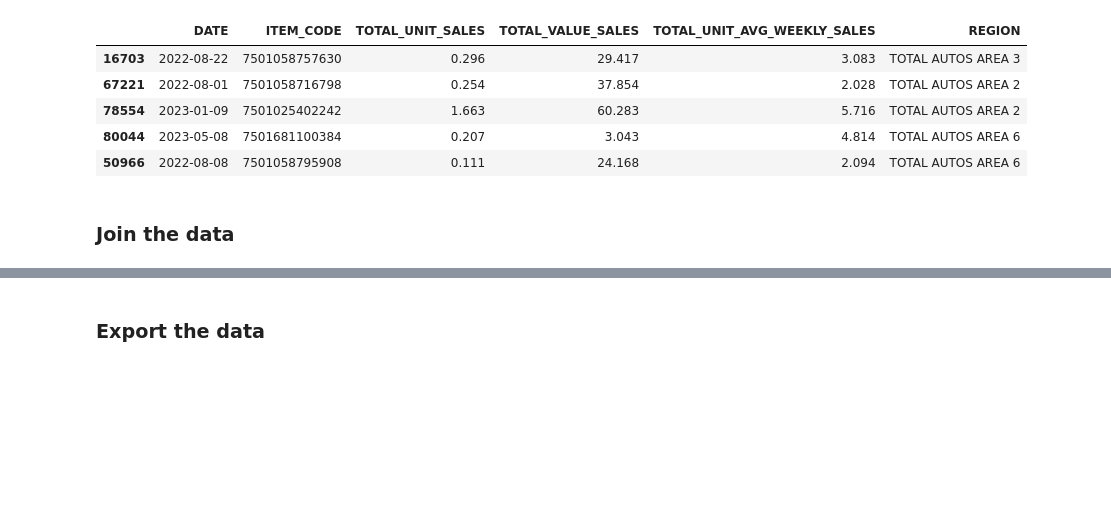
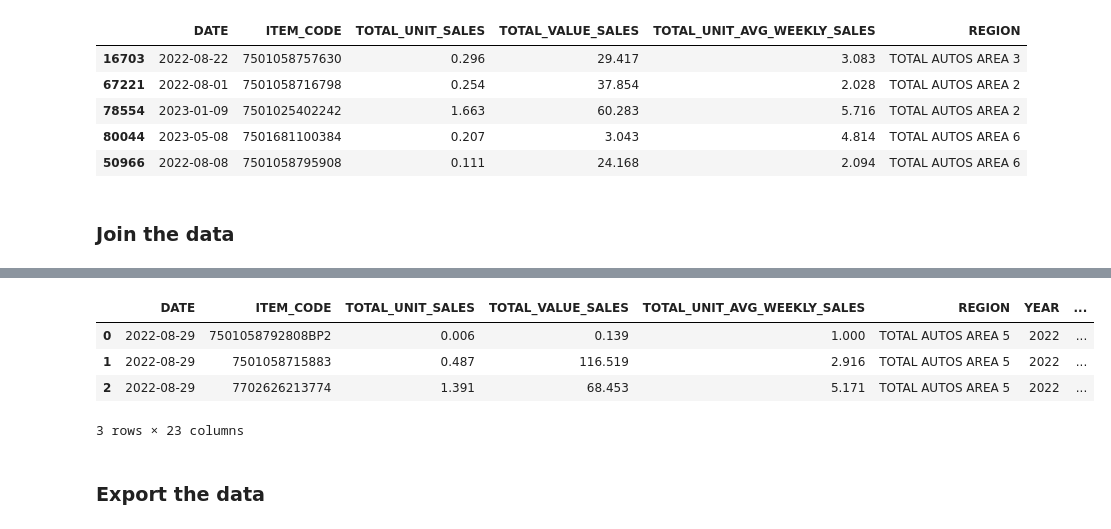
Before and after one commit to katiemackness/reckitt-data-analysis, a Jupyter notebook: data-preparation.ipynb, the cells around one changed output, grey strips where cells are left out. Cells and saved outputs as stored; diff of their text form; code cells hidden in the pictures; blank space fills up the shorter version.

```diff
--- a/data-preparation.ipynb
+++ b/data-preparation.ipynb
@@ -641,2 +675,22 @@ Name: count, dtype: int64
+# %%
+# Log transform sales data
+for col in ['TOTAL_UNIT_SALES', 'TOTAL_VALUE_SALES', 'TOTAL_UNIT_AVG_WEEKLY_SALES']:
+    sales_consolidated[f'log_{col}'] = np.log1p(sales_consolidated[col])
+# %%
+# Feature engineering, UNIT_PRICE
+sales_consolidated['UNIT_PRICE'] = np.where(
+    sales_consolidated['TOTAL_UNIT_SALES'] != 0,
+        sales_consolidated['TOTAL_VALUE_SALES'] / sales_consolidated['TOTAL_UNIT_SALES'],
+        0
+)
+# %%
+# Preview final consolidated DataFrame, ready for export
+sales_consolidated.head(3)
+# %% [output]
+|  | DATE | ITEM_CODE | TOTAL_UNIT_SALES | TOTAL_VALUE_SALES | TOTAL_UNIT_AVG_WEEKLY_SALES | REGION | YEAR | ... |
+| 0 | 2022-08-29 | 7501058792808BP2 | 0.006 | 0.139 | 1.000 | TOTAL AUTOS AREA 5 | 2022 | ... |
+| 1 | 2022-08-29 | 7501058715883 | 0.487 | 116.519 | 2.916 | TOTAL AUTOS AREA 5 | 2022 | ... |
+| 2 | 2022-08-29 | 7702626213774 | 1.391 | 68.453 | 5.171 | TOTAL AUTOS AREA 5 | 2022 | ... |
+3 rows × 23 columns
 # %% [markdown]
 ### Export the data
```
Also changed, not shown: parts of 15 cells of this notebook.
